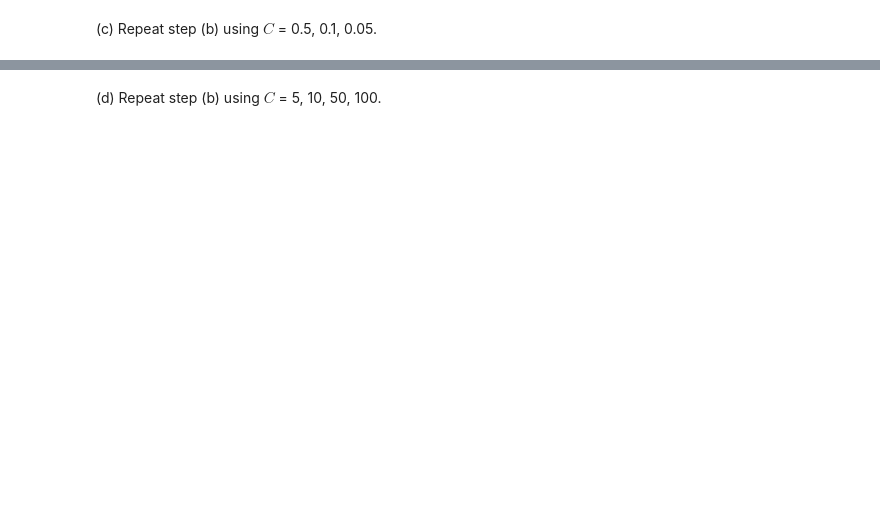
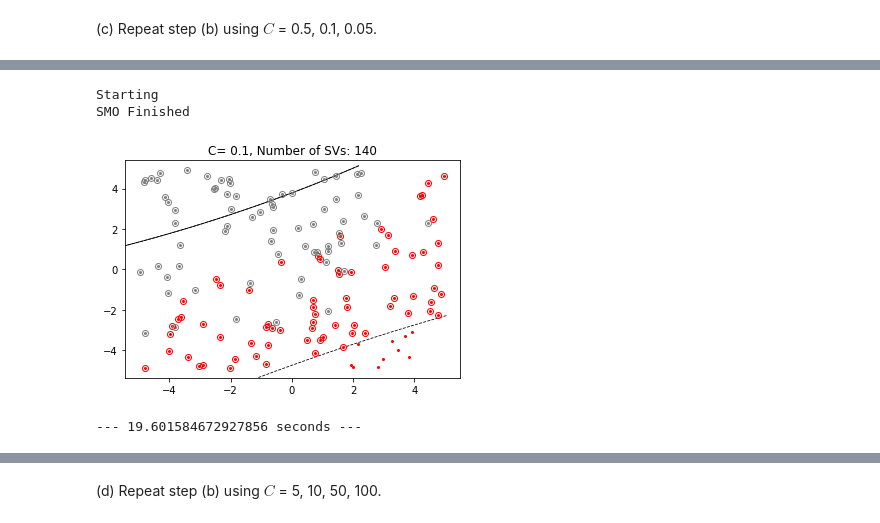
Before and after one commit to twyunting/DATA-642_Advanced_Machine_Learning, a Jupyter notebook: Labs/07/submit/Lab7_Yunting.ipynb, the cells around one changed output, grey strips where cells are left out. Drawn from its saved outputs; the diff is of its cells as text; code cells hidden in the pictures; blank space fills up the shorter version.

```diff
--- a/Labs/07/submit/Lab7_Yunting.ipynb
+++ b/Labs/07/submit/Lab7_Yunting.ipynb
@@ -395,0 +416,7 @@ SMO Finished
+# %%
+supportvectormachine_lab6(20, 0.1)
+# %% [output]
+Starting
+SMO Finished
+[figure, added]
+--- 19.601584672927856 seconds ---
```
Also changed, not shown: parts of 13 cells of this notebook, 1 other file.
